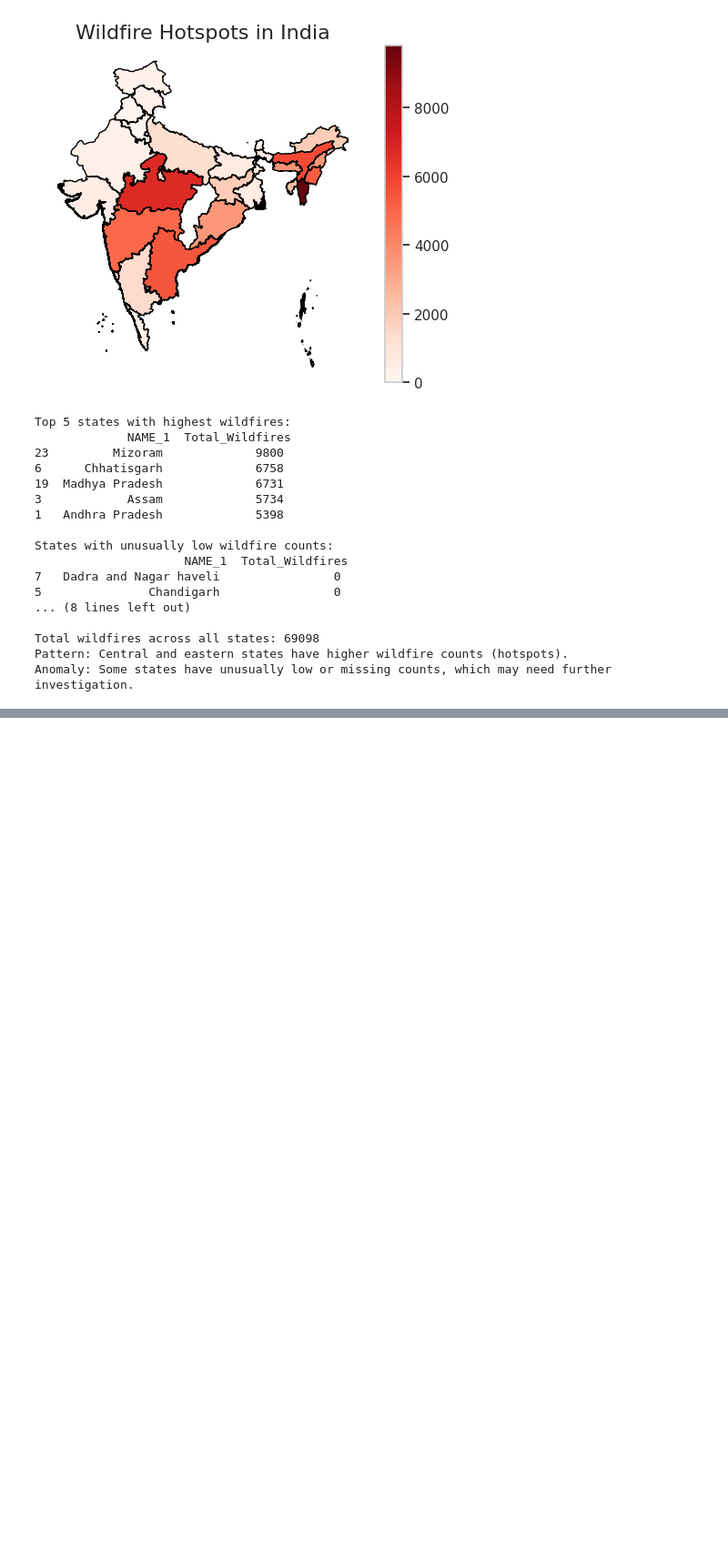
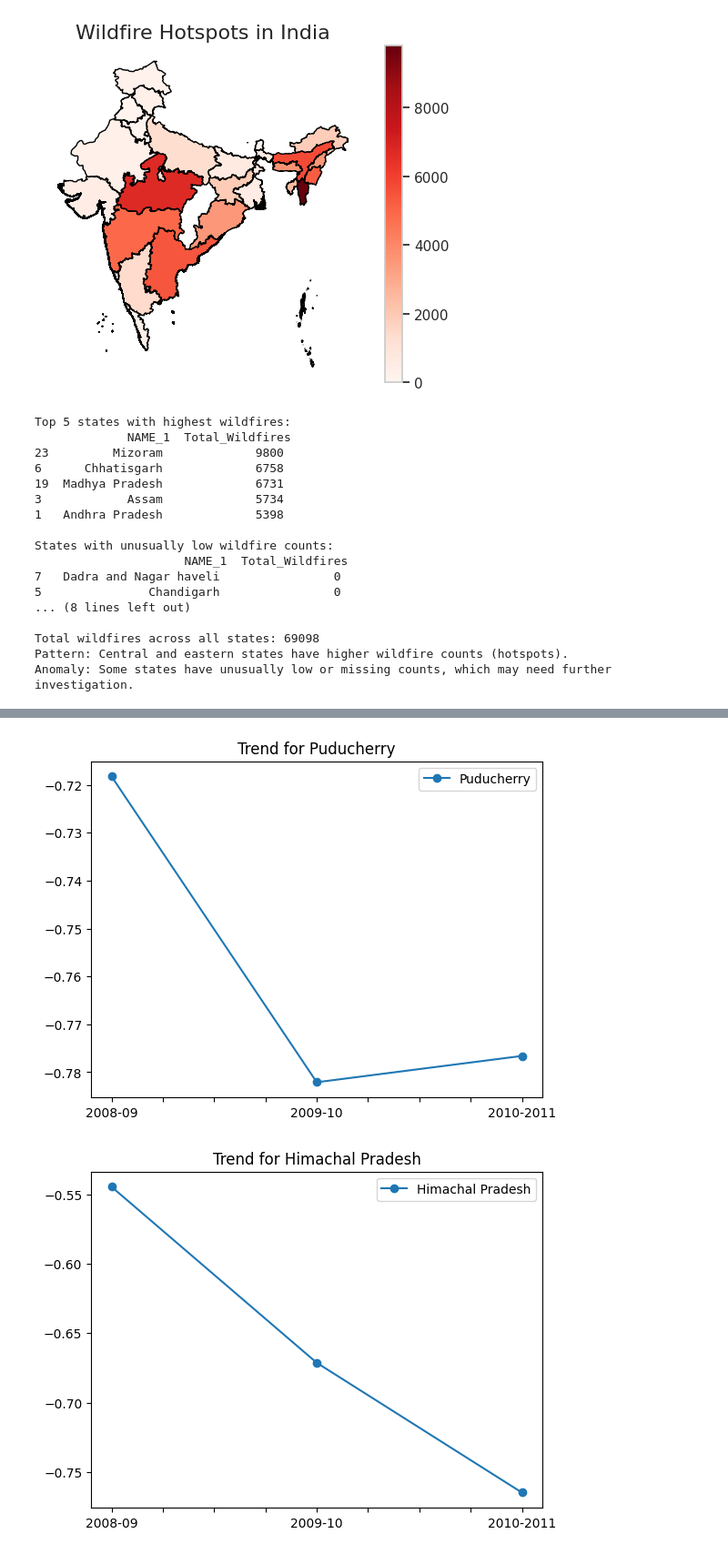
Before and after one commit to umamkhan124/wildfire_Forestfire, a Jupyter notebook: Umam_India_Widfire_Dataset_Exploration.ipynb, the cells around one changed output, grey strips where cells are left out. Shown at 91% size. Cells and saved outputs as stored; diff of their text form; code cells hidden in the pictures; blank space fills up the shorter version.

```diff
--- a/Umam_India_Widfire_Dataset_Exploration.ipynb
+++ b/Umam_India_Widfire_Dataset_Exploration.ipynb
@@ -243,0 +265,18 @@ Anomaly: Some states have unusually low or missing counts, which may need furthe
+# %%
+from sklearn.preprocessing import LabelEncoder, StandardScaler
+
+df['States/UTs_encoded'] = LabelEncoder().fit_transform(df['States/UTs'])
+
+scaler = StandardScaler()
+df[['2010-2011','2009-10','2008-09']] = scaler.fit_transform(df[['2010-2011','2009-10','2008-09']])
+# %%
+sample_states = df['States/UTs'].sample(5, random_state=42)
+
+for state in sample_states:
+    row = df[df['States/UTs'] == state][['2008-09','2009-10','2010-2011']].T
+    row.columns = [state]
+    row.plot(kind='line', marker='o', title=f"Trend for {state}")
+    plt.show()
+# %% [output]
+[figure, added]
+[figure, added]
```
Also changed, not shown: parts of 5 cells of this notebook.
